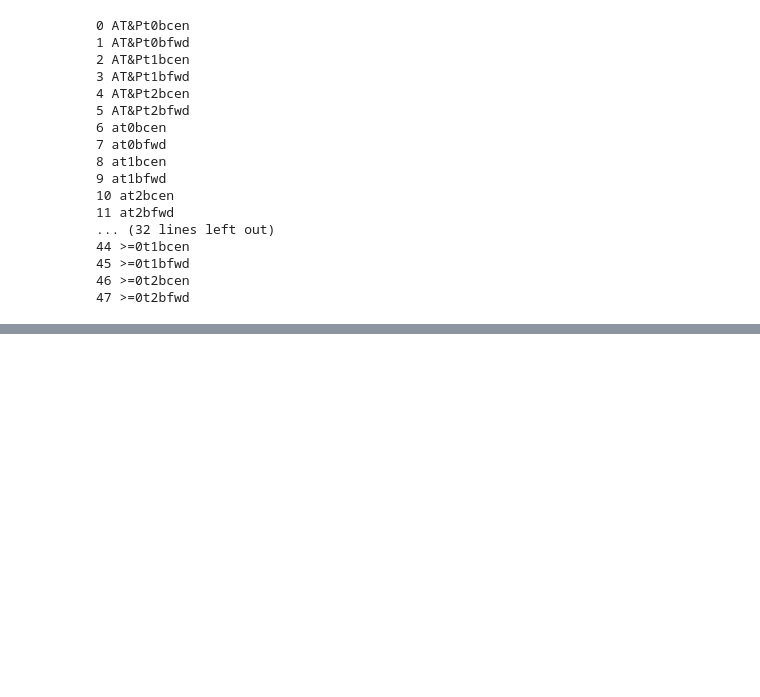
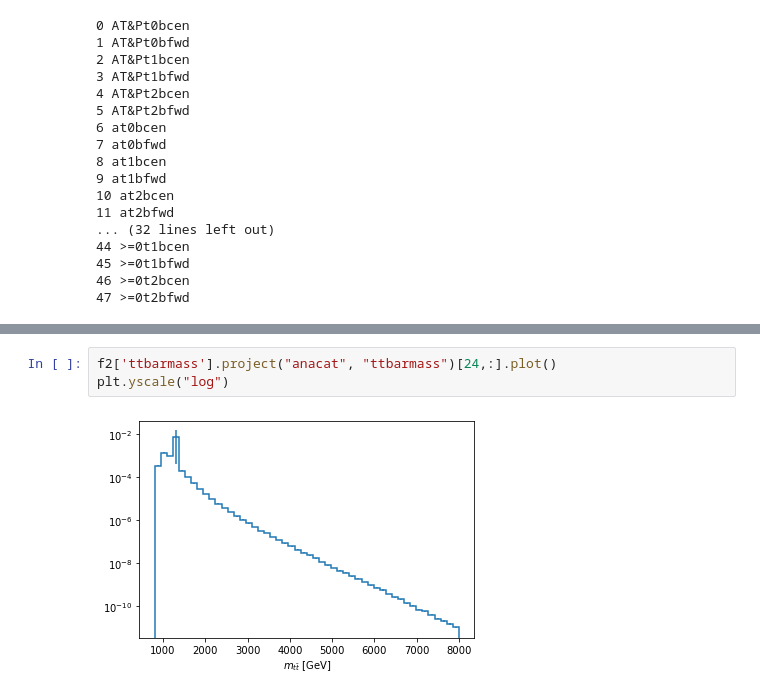
Before and after one commit to b2g-nano/TTbarAllHadUproot, a Jupyter notebook: QCD_Investigations.ipynb, the cells around one changed output, grey strips where cells are left out. Drawn from its saved outputs; the diff is of its cells as text; blank space fills up the shorter version.

```diff
--- a/QCD_Investigations.ipynb
+++ b/QCD_Investigations.ipynb
@@ -93 +93,6 @@ for icat in range(48):
 ... (36 outputs left out)
+# %%
+f2['ttbarmass'].project("anacat", "ttbarmass")[24,:].plot()
+plt.yscale("log")
+# %% [output]
+[figure, added]
```
Also changed, not shown: parts of 9 cells of this notebook, 1 other file.
